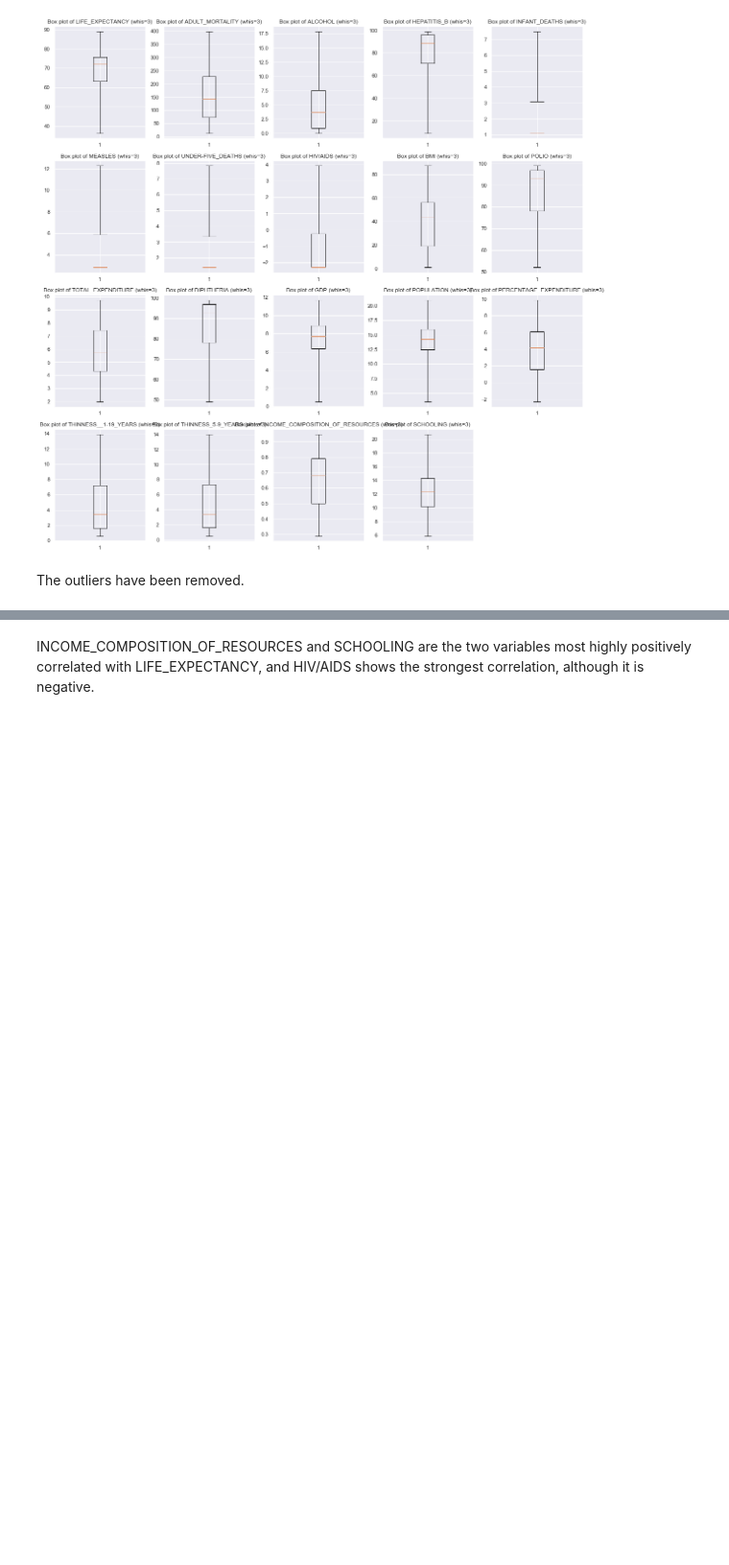
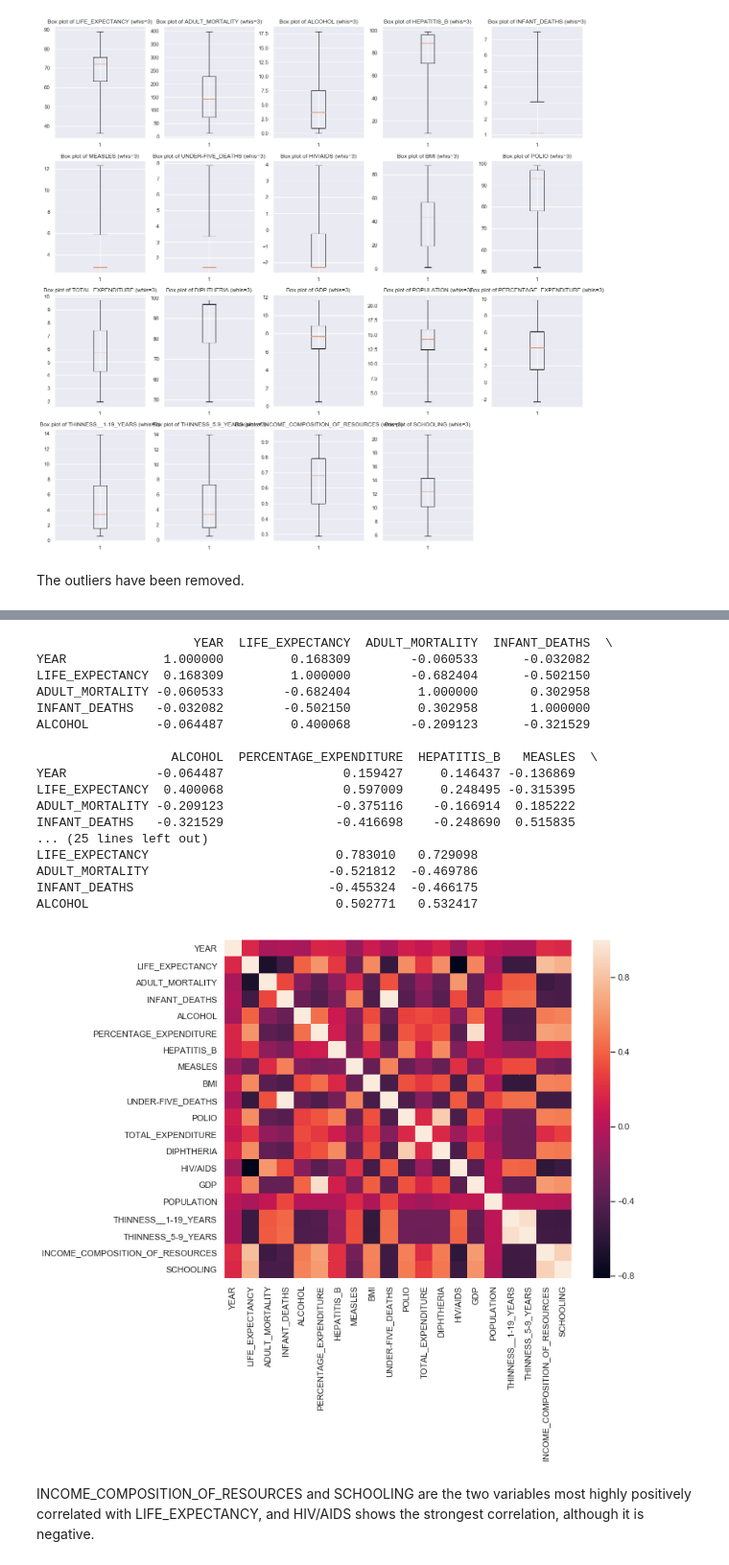
Before and after one commit to jlolavesen/thinkful, a Jupyter notebook: Mod17Challenge.ipynb, the cells around one changed output, grey strips where cells are left out. Shown at 96% size. Cells and saved outputs as stored; diff of their text form; code cells hidden in the pictures; blank space fills up the shorter version.

```diff
--- a/Mod17Challenge.ipynb
+++ b/Mod17Challenge.ipynb
@@ -231,5 +231,13 @@ The outliers have been removed.
 # %%
 #check for correlation among variables
 
-lifex_df2.corr()
+plt.figure(figsize = (10,8))
+
+
+
+print(lifex_df2.corr().head())
+
+sns.heatmap(lifex_df2.corr())
+
+plt.show()
 # %% [output]
@@ -253,3 +244,21 @@ lifex_df2.corr()
+                     YEAR  LIFE_EXPECTANCY  ADULT_MORTALITY  INFANT_DEATHS  \
+YEAR             1.000000         0.168309        -0.060533      -0.032082
+LIFE_EXPECTANCY  0.168309         1.000000        -0.682404      -0.502150
+ADULT_MORTALITY -0.060533        -0.682404         1.000000       0.302958
+INFANT_DEATHS   -0.032082        -0.502150         0.302958       1.000000
+ALCOHOL         -0.064487         0.400068        -0.209123      -0.321529
+
+                  ALCOHOL  PERCENTAGE_EXPENDITURE  HEPATITIS_B   MEASLES  \
+YEAR            -0.064487                0.159427     0.146437 -0.136869
+LIFE_EXPECTANCY  0.400068                0.597009     0.248495 -0.315395
+ADULT_MORTALITY -0.209123               -0.375116    -0.166914  0.185222
+INFANT_DEATHS   -0.321529               -0.416698    -0.248690  0.515835
+... (25 lines left out)
+LIFE_EXPECTANCY                         0.783010   0.729098
+ADULT_MORTALITY                        -0.521812  -0.469786
+INFANT_DEATHS                          -0.455324  -0.466175
+ALCOHOL                                 0.502771   0.532417
+[figure, added]
 # %% [markdown]
 INCOME_COMPOSITION_OF_RESOURCES and SCHOOLING are the two variables most highly positively correlated with LIFE_EXPECTANCY, and HIV/AIDS shows the strongest correlation, although it is negative.
 # %%
```
Also changed, not shown: parts of 1 cell of this notebook.
